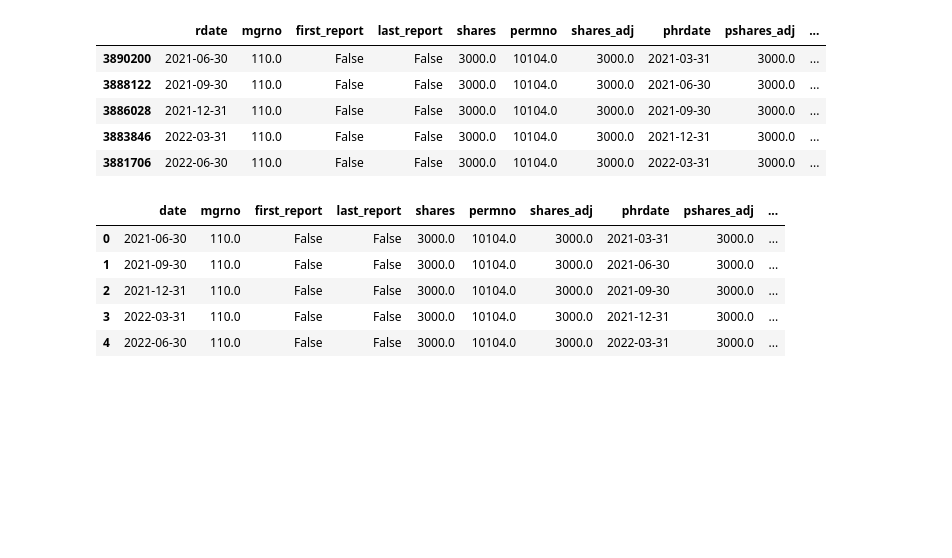
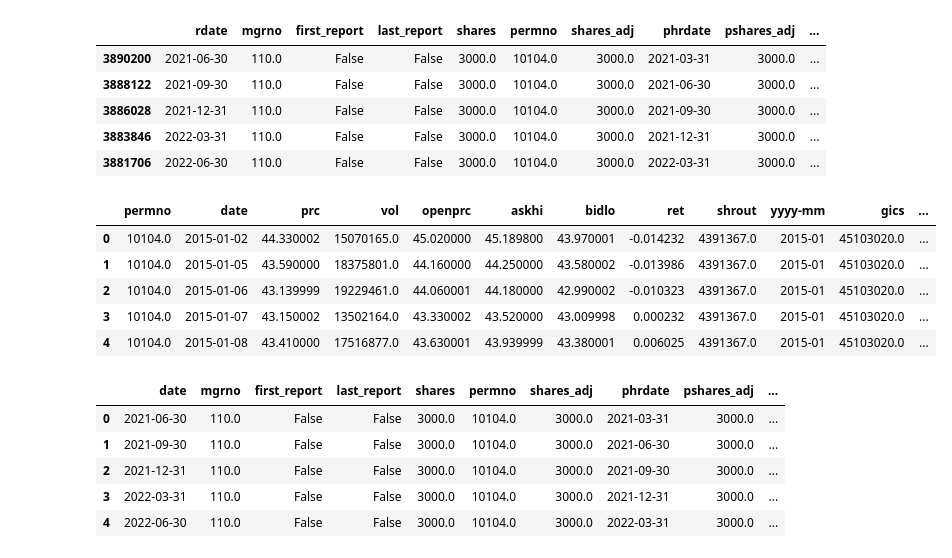
Before and after one commit to JennyJiang118/AFP-hedgefund-holdings, a Jupyter notebook: get_price_vol_gics.ipynb, the cells around one changed output. Cells and saved outputs as stored; diff of their text form; code cells hidden in the pictures; blank space fills up the shorter version.

```diff
--- a/get_price_vol_gics.ipynb
+++ b/get_price_vol_gics.ipynb
@@ -362,6 +362,23 @@ holdings.head()
 | 3886028 | 2021-12-31 | 110.0 | False | False | 3000.0 | 10104.0 | 3000.0 | 2021-09-30 | 3000.0 | ... |
 | 3883846 | 2022-03-31 | 110.0 | False | False | 3000.0 | 10104.0 | 3000.0 | 2021-12-31 | 3000.0 | ... |
 | 3881706 | 2022-06-30 | 110.0 | False | False | 3000.0 | 10104.0 | 3000.0 | 2022-03-31 | 3000.0 | ... |
+# %%
+parquet_file_path = '../data/price_vol_gics_sp500.parquet.gzip'
+
+# Read the Parquet file using pyarrow
+price_vol_gics_sp500 = pq.read_table(parquet_file_path)
+
+# Convert the table to a Pandas DataFrame if needed
+price_vol_gics_sp500 = price_vol_gics_sp500.to_pandas()
+
+price_vol_gics_sp500.head()
+# %% [output]
+|  | permno | date | prc | vol | openprc | askhi | bidlo | ret | shrout | yyyy-mm | gics | ... |
+| 0 | 10104.0 | 2015-01-02 | 44.330002 | 15070165.0 | 45.020000 | 45.189800 | 43.970001 | -0.014232 | 4391367.0 | 2015-01 | 45103020.0 | ... |
+| 1 | 10104.0 | 2015-01-05 | 43.590000 | 18375801.0 | 44.160000 | 44.250000 | 43.580002 | -0.013986 | 4391367.0 | 2015-01 | 45103020.0 | ... |
+| 2 | 10104.0 | 2015-01-06 | 43.139999 | 19229461.0 | 44.060001 | 44.180000 | 42.990002 | -0.010323 | 4391367.0 | 2015-01 | 45103020.0 | ... |
+| 3 | 10104.0 | 2015-01-07 | 43.150002 | 13502164.0 | 43.330002 | 43.520000 | 43.009998 | 0.000232 | 4391367.0 | 2015-01 | 45103020.0 | ... |
+| 4 | 10104.0 | 2015-01-08 | 43.410000 | 17516877.0 | 43.630001 | 43.939999 | 43.380001 | 0.006025 | 4391367.0 | 2015-01 | 45103020.0 | ... |
 # %%
 holdings = holdings.rename(columns = {'rdate':'date'})
 holdings['year'] = holdings['date'].dt.year
```
Also changed, not shown: parts of 16 cells of this notebook, 1 other file.
